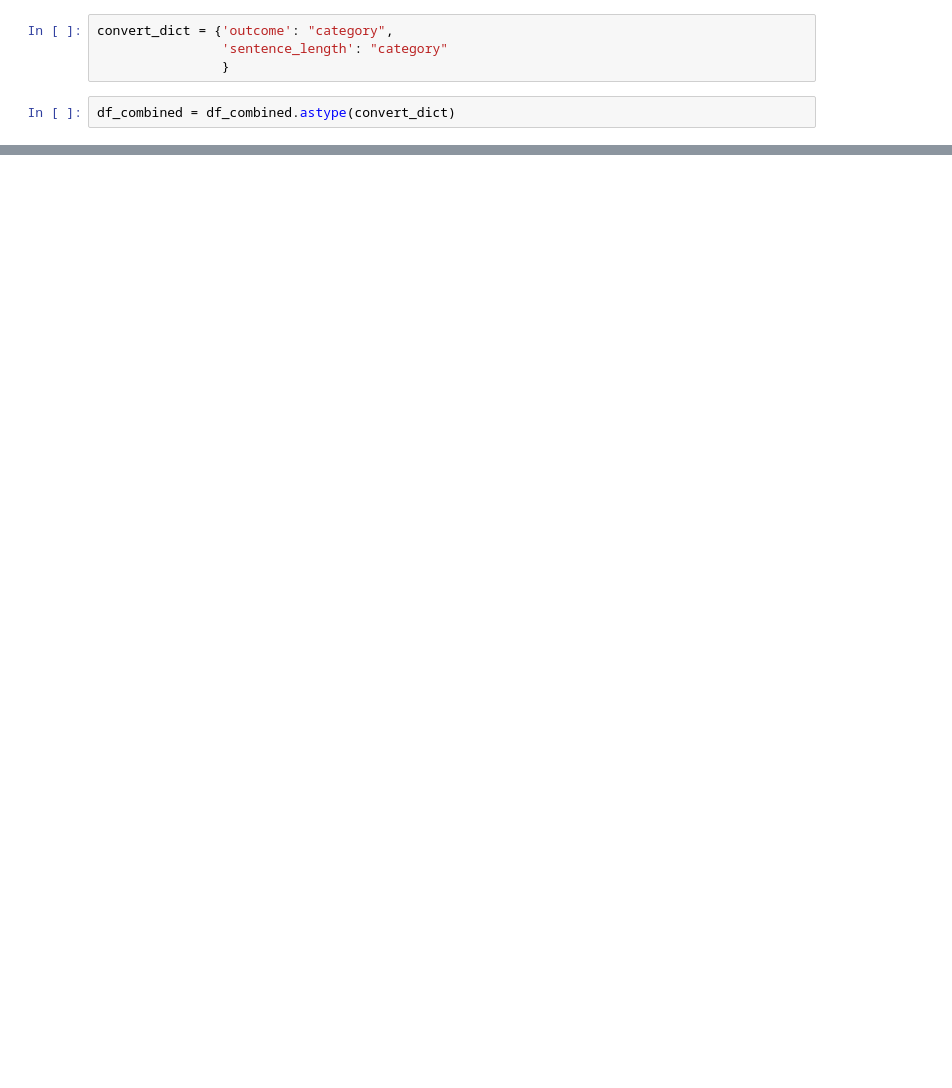
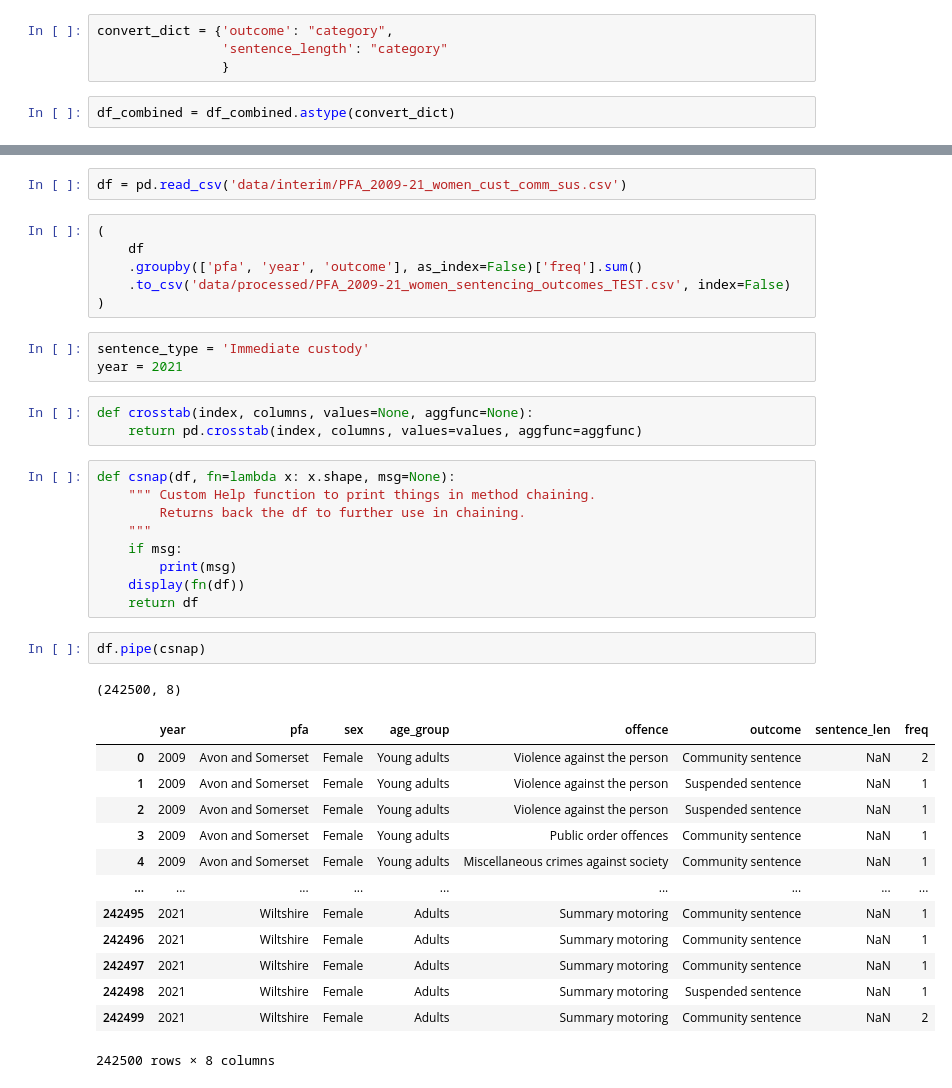
Before and after one commit to Prison-Reform-Trust/womens-imprisonment-PFA, a Jupyter notebook: notebooks/Script_testing.ipynb, the cells around one changed output, grey strips where cells are left out. Drawn from its saved outputs; the diff is of its cells as text; blank space fills up the shorter version.

Commit message:
Modular testing of script functionality

```diff
--- a/notebooks/Script_testing.ipynb
+++ b/notebooks/Script_testing.ipynb
@@ -104,0 +255,40 @@ dtype: object
+# %%
+df = pd.read_csv('data/interim/PFA_2009-21_women_cust_comm_sus.csv')
+# %%
+(
+    df
+    .groupby(['pfa', 'year', 'outcome'], as_index=False)['freq'].sum()
+    .to_csv('data/processed/PFA_2009-21_women_sentencing_outcomes_TEST.csv', index=False)
+)
+# %%
+sentence_type = 'Immediate custody'
+year = 2021
+# %%
+def crosstab(index, columns, values=None, aggfunc=None):
+    return pd.crosstab(index, columns, values=values, aggfunc=aggfunc)
+# %%
+def csnap(df, fn=lambda x: x.shape, msg=None):
+    """ Custom Help function to print things in method chaining.
+        Returns back the df to further use in chaining.
+    """
+    if msg:
+        print(msg)
+    display(fn(df))
+    return df
+# %%
+df.pipe(csnap)
+# %% [output]
+(242500, 8)
+|  | year | pfa | sex | age_group | offence | outcome | sentence_len | freq |
+| 0 | 2009 | Avon and Somerset | Female | Young adults | Violence against the person | Community sentence | NaN | 2 |
+| 1 | 2009 | Avon and Somerset | Female | Young adults | Violence against the person | Suspended sentence | NaN | 1 |
+| 2 | 2009 | Avon and Somerset | Female | Young adults | Violence against the person | Suspended sentence | NaN | 1 |
+| 3 | 2009 | Avon and Somerset | Female | Young adults | Public order offences | Community sentence | NaN | 1 |
+| 4 | 2009 | Avon and Somerset | Female | Young adults | Miscellaneous crimes against society | Community sentence | NaN | 1 |
+| ... | ... | ... | ... | ... | ... | ... | ... | ... |
+| 242495 | 2021 | Wiltshire | Female | Adults | Summary motoring | Community sentence | NaN | 1 |
+| 242496 | 2021 | Wiltshire | Female | Adults | Summary motoring | Community sentence | NaN | 1 |
+| 242497 | 2021 | Wiltshire | Female | Adults | Summary motoring | Community sentence | NaN | 1 |
+| 242498 | 2021 | Wiltshire | Female | Adults | Summary motoring | Suspended sentence | NaN | 1 |
+| 242499 | 2021 | Wiltshire | Female | Adults | Summary motoring | Community sentence | NaN | 2 |
+242500 rows × 8 columns
```
Also changed, not shown: parts of 24 cells of this notebook.
